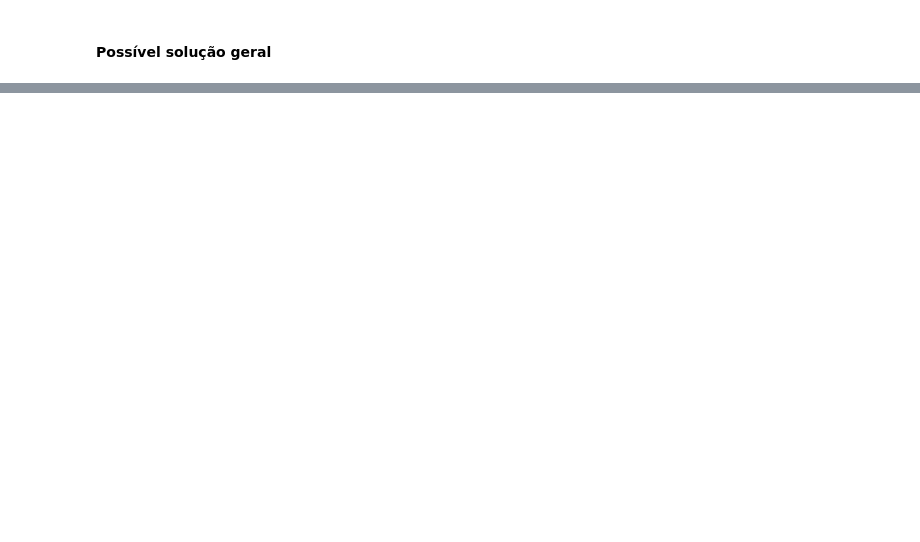
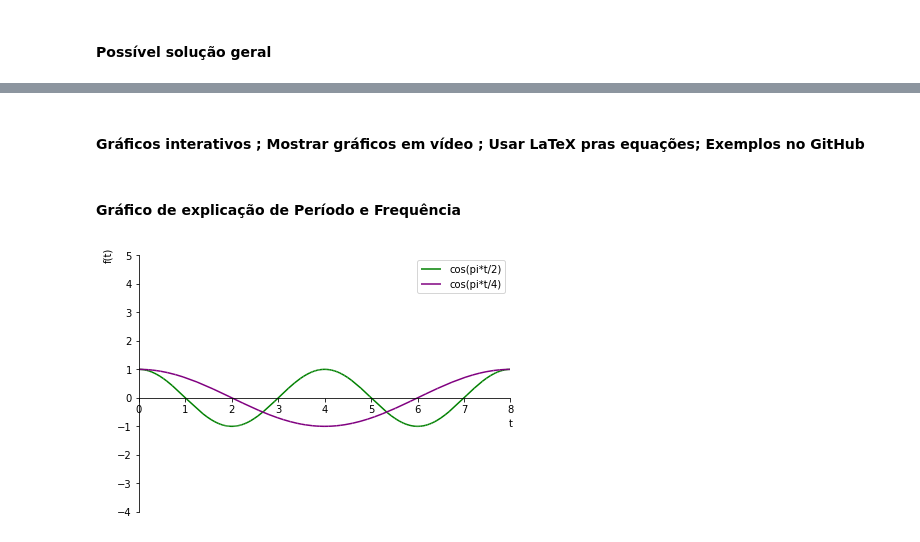
Before and after one commit to thiagorbernardo/UTFPR-Physics-2-FI72M, a Jupyter notebook: notebooks/1.MHS.ipynb, the cells around one changed output, grey strips where cells are left out. Drawn from its saved outputs; the diff is of its cells as text; code cells hidden in the pictures; blank space fills up the shorter version.

```diff
--- a/notebooks/1.MHS.ipynb
+++ b/notebooks/1.MHS.ipynb
@@ -241,0 +247,15 @@ expr3
+# %% [markdown]
+#### Gráficos interativos ; Mostrar gráficos em vídeo ; Usar LaTeX pras equações; Exemplos no GitHub
+# %% [markdown]
+#### Gráfico de explicação de Período e Frequência
+# %%
+cos_x1 = cos(t*sp.pi/2)
+cos_x2 = cos(t*sp.pi/4)
+
+p5 = sp.plot(cos_x1, cos_x2, xlim=[0,8], ylim=[-4,5], legend=True, show=False)
+
+p5[0].line_color = 'g'
+p5[1].line_color = 'purple'
+p5.show()
+# %% [output]
+[figure, added]
```
Also changed, not shown: parts of 31 cells of this notebook.
